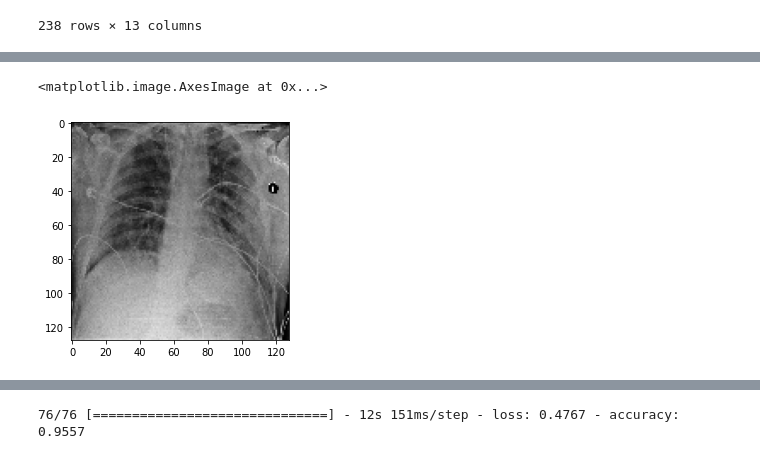
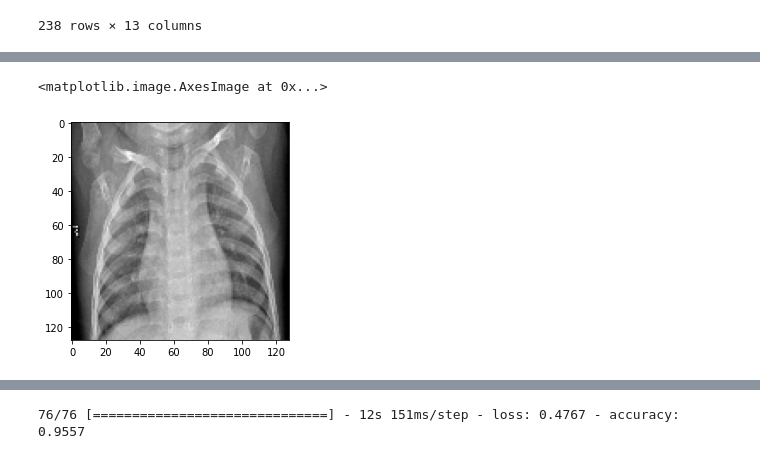
Before and after one commit to albertsalomo/pcd-image-recognition, a Jupyter notebook: main.ipynb, the cells around one changed output, grey strips where cells are left out. Drawn from its saved outputs; the diff is of its cells as text; code cells hidden in the pictures.

```diff
--- a/main.ipynb
+++ b/main.ipynb
@@ -78,20 +123,3 @@ os.listdir(path2)
 os.listdir(path3)
 # %% [output]
 ['COVID', 'NORMAL']
-# %%
-# Making label for kaggle dataset
-images1 = []
-labels1 = []
-print("Loading {}".format(path2))
-for folder in os.listdir(path2):
-    label = class_names_label[folder]
-    print(folder)
-    for file in tqdm(os.listdir(os.path.join(path2, folder))):
-        img_path = os.path.join(os.path.join(path2, folder), file)
-        image = cv2.imread(img_path)
-        image = cv2.cvtColor(image, cv2.COLOR_BGR2RGB)
-        image = cv2.resize(image, (128, 128))
-        images1.append(image)
-        labels1.append(label)
-images1 = np.array(images1, dtype = 'float32')
-labels1 = np.array(labels1, dtype = 'int32')
@@ -102,17 +125,0 @@ PNEUMONIA
-# %%
-# Making label for kaggle radiography dataset
-images2 = []
-labels2 = []
-print("Loading {}".format(path3))
-for folder in os.listdir(path3):
-    label = class_names_label_kaggle_radiography[folder]
-    print(folder)
-    for file in tqdm(os.listdir(os.path.join(path3, folder))):
-        img_path = os.path.join(os.path.join(path3, folder), file)
-        image = cv2.imread(img_path)
-        image = cv2.cvtColor(image, cv2.COLOR_BGR2RGB)
-        image = cv2.resize(image, (128, 128))
-        images2.append(image)
-        labels2.append(label)
-images2 = np.array(images2, dtype = 'float32')
-labels2 = np.array(labels2, dtype = 'int32')
@@ -123,5 +125,0 @@ NORMAL
-# %%
-## Adding label for kaggle dataset cause kaggle just do binary classification, meanwhile
-## we want to have multiclass classification of 3, so we add 1
-for i in range(len(labels1)):
-  labels1[i] = labels1[i] + 1
@@ -197,7 +225,7 @@ new_data.shape
 # %%
 new_data = new_data.reshape(len(new_data), 128, 128, 3)
 # %%
-plt.imshow(new_data[15], cmap = 'gray')
+plt.imshow(new_data[1000], cmap = 'gray')
 # %% [output]
 <matplotlib.image.AxesImage at 0x...>
-[figure, old version]
+[figure, new version]
```
Also changed, not shown: parts of 33 cells of this notebook, 45 other files.
